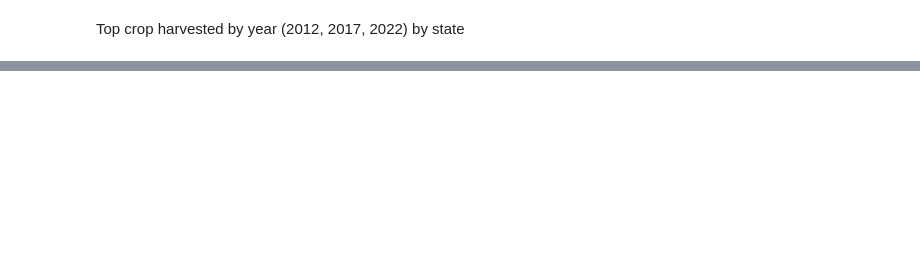
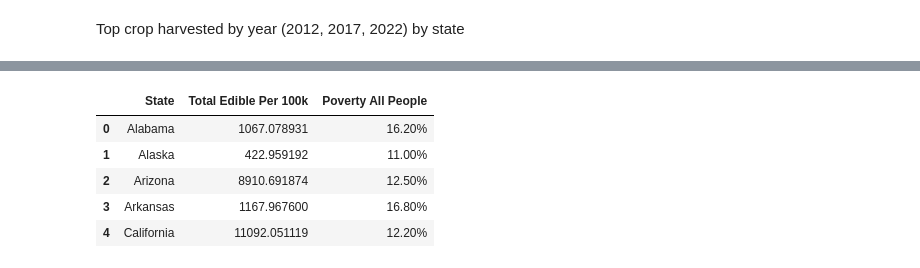
Before and after one commit to KinishaF/edible_vs_ornamental, a Jupyter notebook: Scripts/comparison_edible_ornamental.ipynb, the cells around one changed output, grey strips where cells are left out. Saved outputs shown, nothing was run; the diff lists cells and outputs as text; code cells hidden in the pictures; blank space fills up the shorter version.

```diff
--- a/Scripts/comparison_edible_ornamental.ipynb
+++ b/Scripts/comparison_edible_ornamental.ipynb
@@ -927,0 +936,2 @@ top_crop_by_state_per_year.head()
+# %%
+edible_per_capita = ag_census_edible.groupby('State')['Value Per Capita'].sum().reset_index().rename(columns = {'Value Per Capita': 'Total Edible Per 100k'})
@@ -927,0 +958,2 @@ top_crop_by_state_per_year.head()
+# %%
+poverty_2022 = poverty_all_people[poverty_all_people['YEAR'] == 2022][['State', 'Poverty All People']]
@@ -927,0 +969,11 @@ top_crop_by_state_per_year.head()
+# %%
+poverty_comparison_2022 = pd.merge(edible_per_capita, poverty_2022, on = 'State')
+# %%
+poverty_comparison_2022.head()
+# %% [output]
+|  | State | Total Edible Per 100k | Poverty All People |
+| 0 | Alabama | 1067.078931 | 16.20% |
+| 1 | Alaska | 422.959192 | 11.00% |
+| 2 | Arizona | 8910.691874 | 12.50% |
+| 3 | Arkansas | 1167.967600 | 16.80% |
+| 4 | California | 11092.051119 | 12.20% |
```
Also changed, not shown: parts of 14 cells of this notebook.
